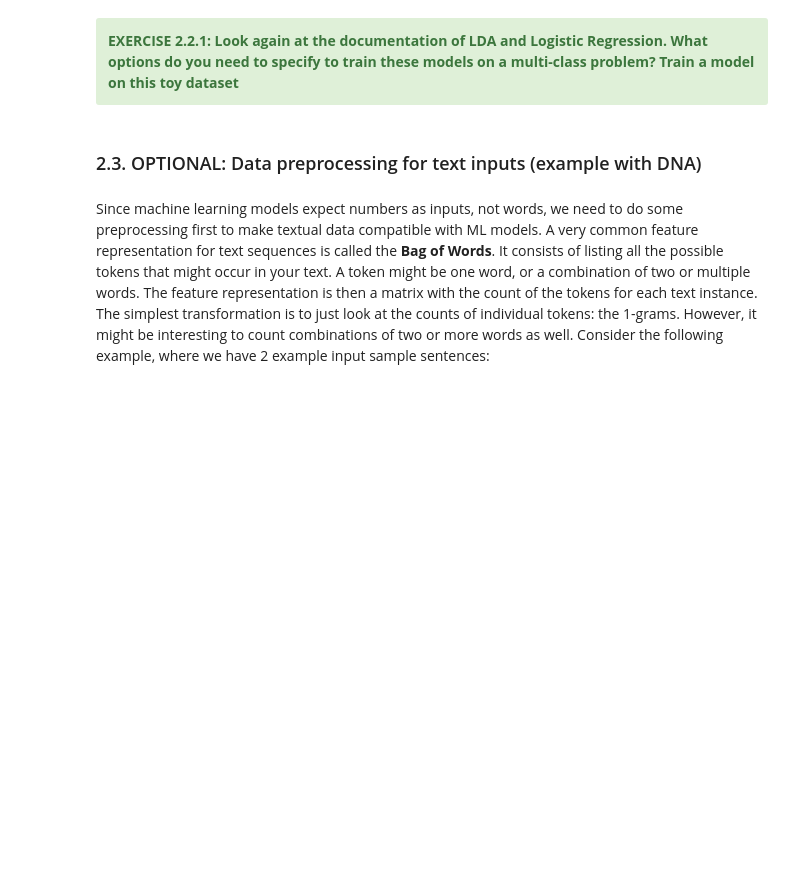
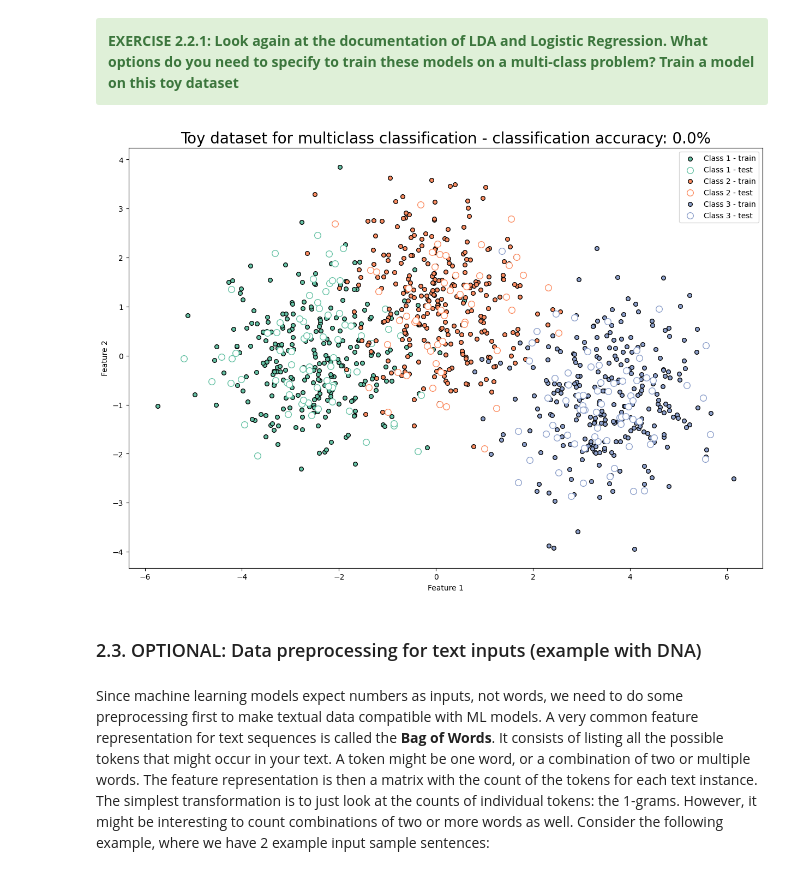
Before and after one commit to ilyandho/ilyandho-UCoBS-ML-Workshop, a Jupyter notebook: Lab4_Classification.ipynb, the cells around one changed output. Cells and saved outputs as stored; diff of their text form; code cells hidden in the pictures; blank space fills up the shorter version.

```diff
--- a/Lab4_Classification.ipynb
+++ b/Lab4_Classification.ipynb
@@ -191,40 +286,45 @@ ax.set_title('Toy dataset for multiclass classification').set_fontsize(20);
 </div>
 # %%
 # instantiate model ...
+from sklearn.linear_model import LogisticRegression
+
+LRmodel = LogisticRegression(multi_class='ovr')
 
 # fit ...
+LRmodel.fit(X_train,y_train)
 
-predicted_classes = "..."
-
+predicted_classes = LRmodel.predict_proba(X)
 classification_accuracy = np.round(np.mean(y_test == predicted_classes)*100,2)
 
 # Visualize the predictions
 
 fig, ax = plt.subplots(figsize=(15,10))
 colors=['#66c2a5', '#fc8d62', '#8da0cb']
 
 for i, color in enumerate(colors):
     idx_train = np.where(y_train==i)
     idx_test = np.where(y_test==i)
 
     plt.scatter(X_train[idx_train,0], X_train[idx_train,1], c=color, edgecolor='black', s=30)
     plt.scatter(X_test[idx_test,0], X_test[idx_test, 1],c='white', edgecolor=color, s=70)
 
 ax.legend(['Class 1 - train',
            'Class 1 - test',
            'Class 2 - train',
            'Class 2 - test',
            'Class 3 - train',
            'Class 3 - test']);
 
 # add predictions
 for i, color in enumerate(colors):
     idx_predicted = np.where(predicted_classes==i)
     plt.scatter(X_test[idx_predicted,0], X_test[idx_predicted,1], c=color, marker='s', s=2)
 
 ax.set_xlabel('Feature 1');
 ax.set_ylabel('Feature 2');
 ax.set_title('Toy dataset for multiclass classification - classification accuracy: {}%'.format(classification_accuracy)).set_fontsize(20);
+# %% [output]
+[figure, added]
 # %% [markdown]
 ### 2.3. OPTIONAL: Data preprocessing for text inputs (example with DNA)
 # %% [markdown]
```
Also changed, not shown: parts of 17 cells of this notebook.
